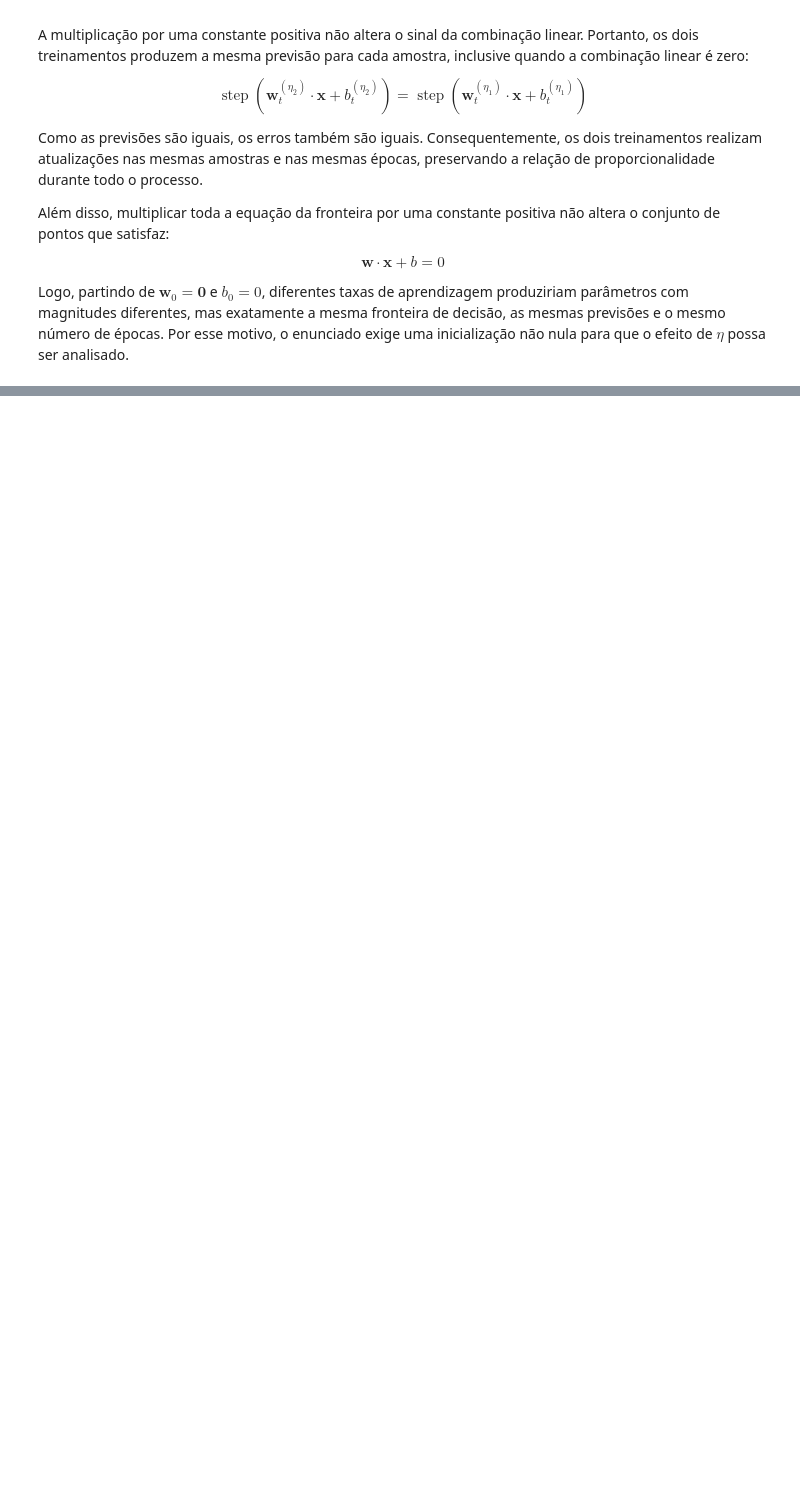
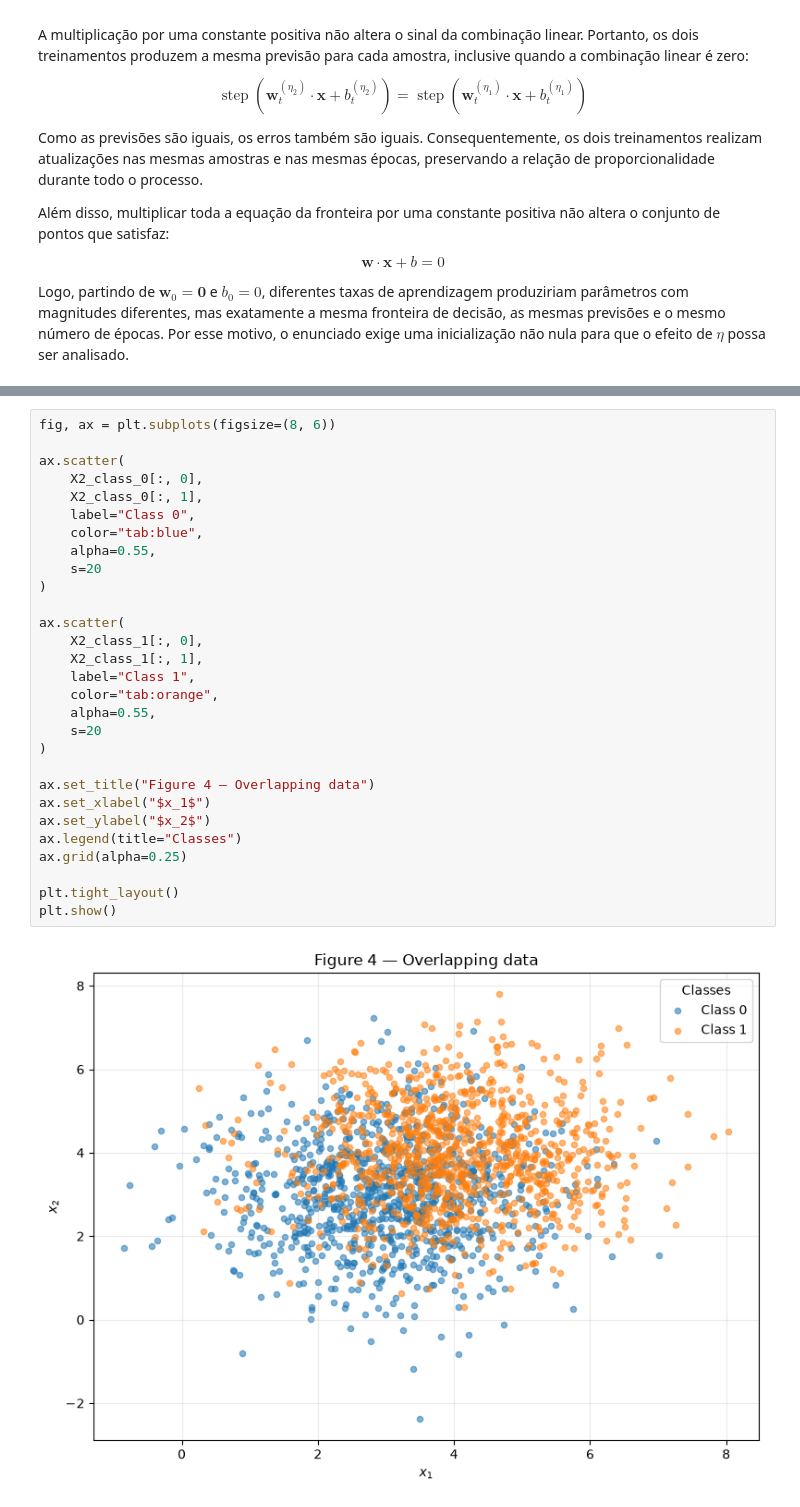
Before and after one commit to RafaelKauffmann/ann-dl, a Jupyter notebook: docs/exercises/perceptron.ipynb, the cells around one changed output, grey strips where cells are left out. Cells and saved outputs as stored; diff of their text form; blank space fills up the shorter version.

```diff
--- a/docs/exercises/perceptron.ipynb
+++ b/docs/exercises/perceptron.ipynb
@@ -646,0 +739,31 @@ Logo, partindo de $\mathbf{w}_0=\mathbf{0}$ e $b_0=0$, diferentes taxas de apren
+# %%
+fig, ax = plt.subplots(figsize=(8, 6))
+
+ax.scatter(
+    X2_class_0[:, 0],
+    X2_class_0[:, 1],
+    label="Class 0",
+    color="tab:blue",
+    alpha=0.55,
+    s=20
+)
+
+ax.scatter(
+    X2_class_1[:, 0],
+    X2_class_1[:, 1],
+    label="Class 1",
+    color="tab:orange",
+    alpha=0.55,
+    s=20
+)
+
+ax.set_title("Figure 4 — Overlapping data")
+ax.set_xlabel("$x_1$")
+ax.set_ylabel("$x_2$")
+ax.legend(title="Classes")
+ax.grid(alpha=0.25)
+
+plt.tight_layout()
+plt.show()
+# %% [output]
+[figure, added]
```
Also changed, not shown: parts of 18 cells of this notebook.
